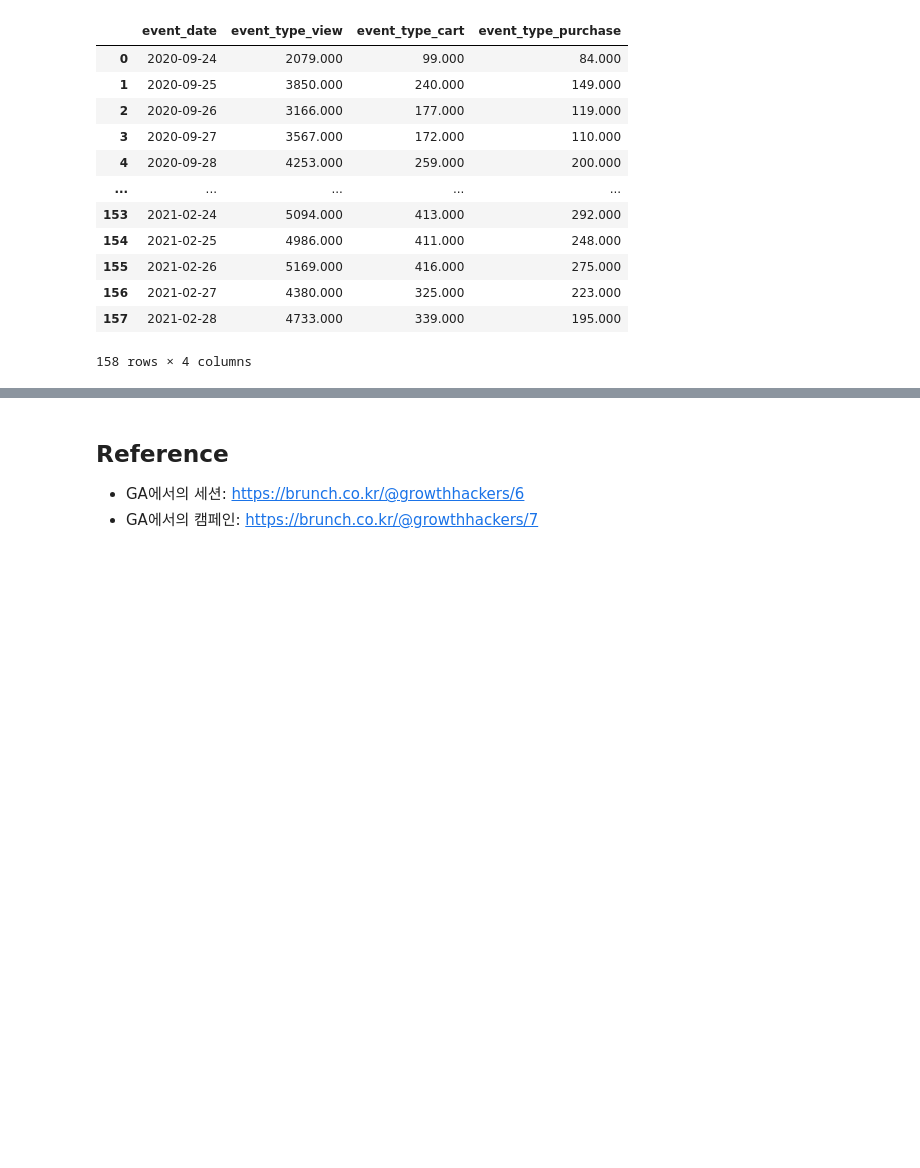
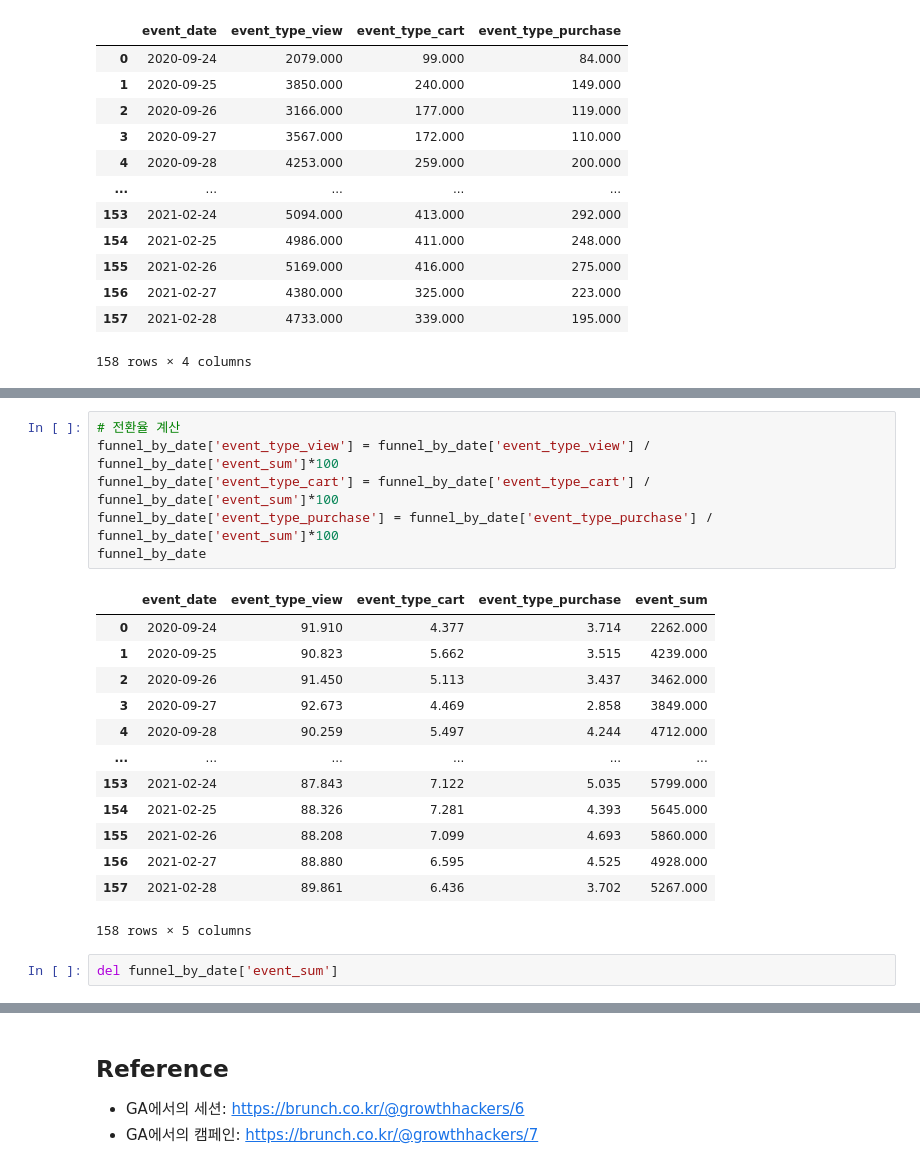
Before and after one commit to vg-rlo/TIL, a Jupyter notebook: Data Analysis/ecommerce_data_analysis.ipynb, the cells around one changed output, grey strips where cells are left out. Drawn from its saved outputs; the diff is of its cells as text; blank space fills up the shorter version.

```diff
--- a/Data Analysis/ecommerce_data_analysis.ipynb
+++ b/Data Analysis/ecommerce_data_analysis.ipynb
@@ -1499,0 +1523,22 @@ funnel_by_date
+# %%
+# 전환율 계산
+funnel_by_date['event_type_view'] = funnel_by_date['event_type_view'] / funnel_by_date['event_sum']*100
+funnel_by_date['event_type_cart'] = funnel_by_date['event_type_cart'] / funnel_by_date['event_sum']*100
+funnel_by_date['event_type_purchase'] = funnel_by_date['event_type_purchase'] / funnel_by_date['event_sum']*100
+funnel_by_date
+# %% [output]
+|  | event_date | event_type_view | event_type_cart | event_type_purchase | event_sum |
+| 0 | 2020-09-24 | 91.910 | 4.377 | 3.714 | 2262.000 |
+| 1 | 2020-09-25 | 90.823 | 5.662 | 3.515 | 4239.000 |
+| 2 | 2020-09-26 | 91.450 | 5.113 | 3.437 | 3462.000 |
+| 3 | 2020-09-27 | 92.673 | 4.469 | 2.858 | 3849.000 |
+| 4 | 2020-09-28 | 90.259 | 5.497 | 4.244 | 4712.000 |
+| ... | ... | ... | ... | ... | ... |
+| 153 | 2021-02-24 | 87.843 | 7.122 | 5.035 | 5799.000 |
+| 154 | 2021-02-25 | 88.326 | 7.281 | 4.393 | 5645.000 |
+| 155 | 2021-02-26 | 88.208 | 7.099 | 4.693 | 5860.000 |
+| 156 | 2021-02-27 | 88.880 | 6.595 | 4.525 | 4928.000 |
+| 157 | 2021-02-28 | 89.861 | 6.436 | 3.702 | 5267.000 |
+158 rows × 5 columns
+# %%
+del funnel_by_date['event_sum']
```
Also changed, not shown: parts of 16 cells of this notebook.
